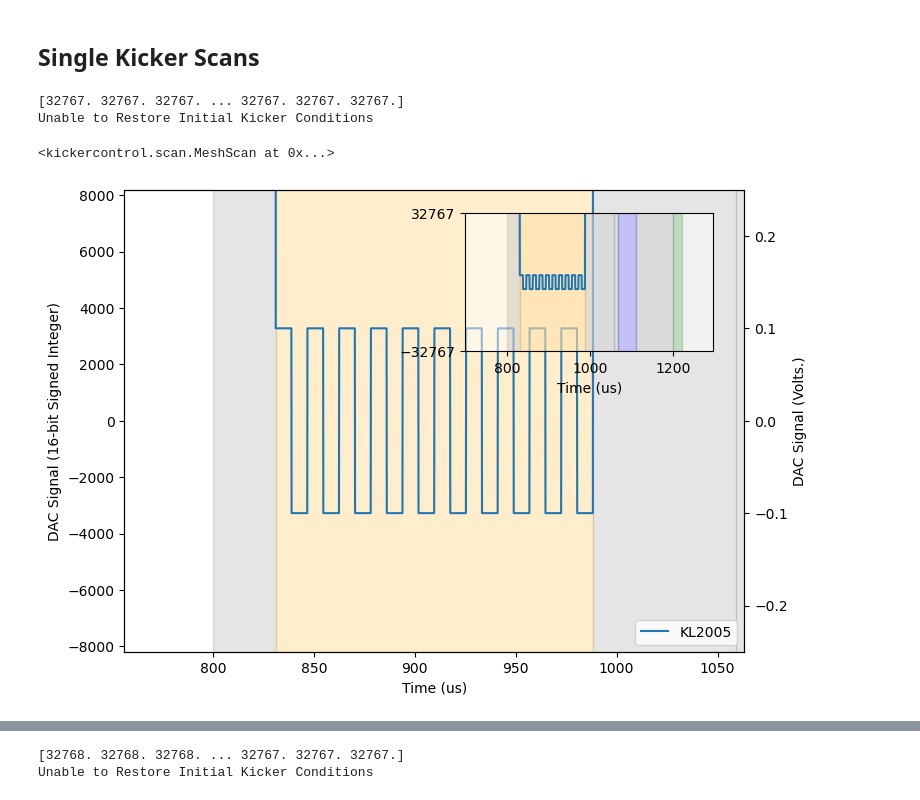
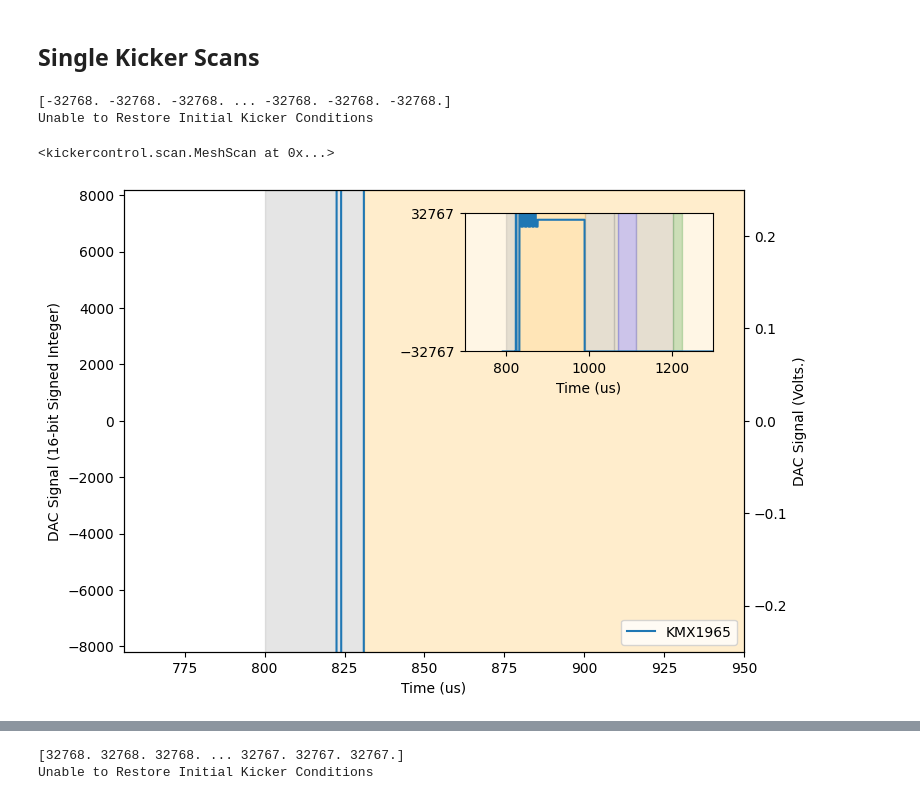
Before and after one commit to twguest/XSynth, a Jupyter notebook: docs/FD_Nov24.ipynb, the cells around one changed output, grey strips where cells are left out. Saved outputs shown, nothing was run; the diff lists cells and outputs as text; code cells hidden in the pictures.

```diff
--- a/docs/FD_Nov24.ipynb
+++ b/docs/FD_Nov24.ipynb
@@ -17,22 +58,26 @@ def write_and_run(line, cell):
 # %%
 import numpy as np
 
 from kickercontrol.main import SquareScan
 from kickercontrol.device import (KL2005, KMX1938, KMX1965, KNY1938, KNY1965)
 
 from kickercontrol.timing import get_region_bounds
 
 ti, tf = get_region_bounds('2')
-
-SquareScan(kicker_device = KL2005,
-           scan_vector = np.linspace(0,10,10)/((tf-ti)),
+tf = 875
+SquareScan(kicker_device = KMX1965,
+		   end_time=tf,
+           scan_vector = np.linspace(0,5,25)/((tf-ti)),
            scan_variable="V4",
            amplitude = 0.1,
+		   offset = 0.9,
            duty = 0.5,
            n_frequency=2,
-           wait_time = 1)
+           wait_time = 5,
+		   write_dac=True,
+		   relative_scan=False)
 # %% [output]
-[32767. 32767. 32767. ... 32767. 32767. 32767.]
+[-32768. -32768. -32768. ... -32768. -32768. -32768.]
 Unable to Restore Initial Kicker Conditions
 <kickercontrol.scan.MeshScan at 0x...>
-[figure, old version]
+[figure, new version]
```
Also changed, not shown: parts of 11 cells of this notebook, 4 other files.
